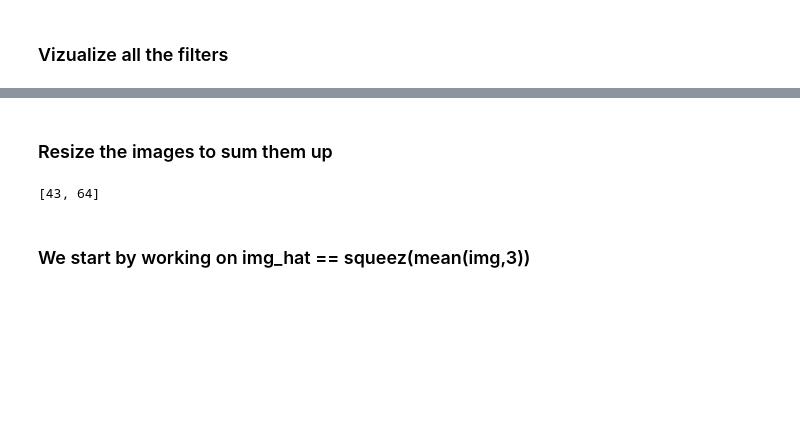
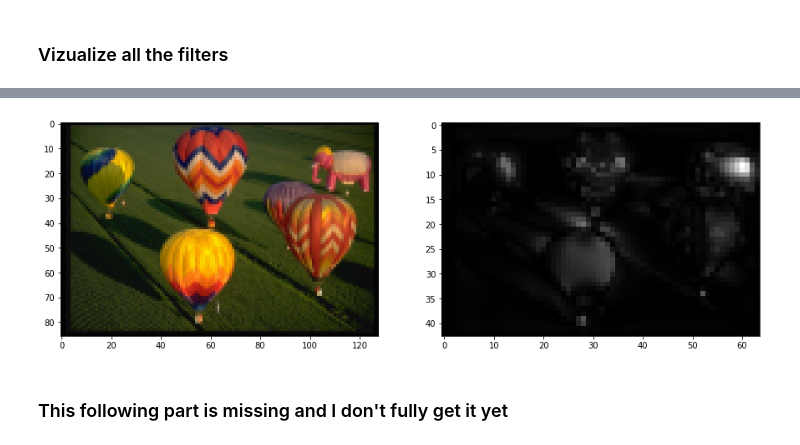
Before and after one commit to alTeska/face_saliency, a Jupyter notebook: DevelopmentNotebook_orientation.ipynb, the cells around one changed output, grey strips where cells are left out. Cells and saved outputs as stored; diff of their text form; code cells hidden in the pictures; blank space fills up the shorter version.

```diff
--- a/DevelopmentNotebook_orientation.ipynb
+++ b/DevelopmentNotebook_orientation.ipynb
@@ -167,3 +231,11 @@ def compute_feats(image, kernels):
+# %%
+fig, ax = plt.subplots(1, 2, figsize=(15, 15))
+ax[0].imshow(img_list[1])
+ax[1].imshow(sal_orient);
+# %% [output]
+[figure, added]
+# %% [markdown]
+### This following part is missing and I don't fully get it yet
 # %%
 # f0 = myconv2(img(:,:,fr),param.gabor{angi}.g0);
 # f90 = myconv2(img(:,:,fr),param.gabor{angi}.g90);
@@ -171,13 +243,3 @@ def compute_feats(image, kernels):
 
 # filter.g0 = gaborFilter(angle,0);
 # filter.g90 = gaborFilter(angle,90);
-# %% [markdown]
-### Resize the images to sum them up
-# %%
-mapsize = [ round(np.size(img,0) / np.size(img,1) * mapwidth), mapwidth ];
-mapsize
-# chanmap = chanmap + wj * imresize(maps{ci}{cj}, mapSize ); #TODO: weighted scale
-# %% [output]
-[43, 64]
-# %% [markdown]
-### We start by working on img_hat == squeez(mean(img,3))
```
Also changed, not shown: parts of 23 cells of this notebook.
